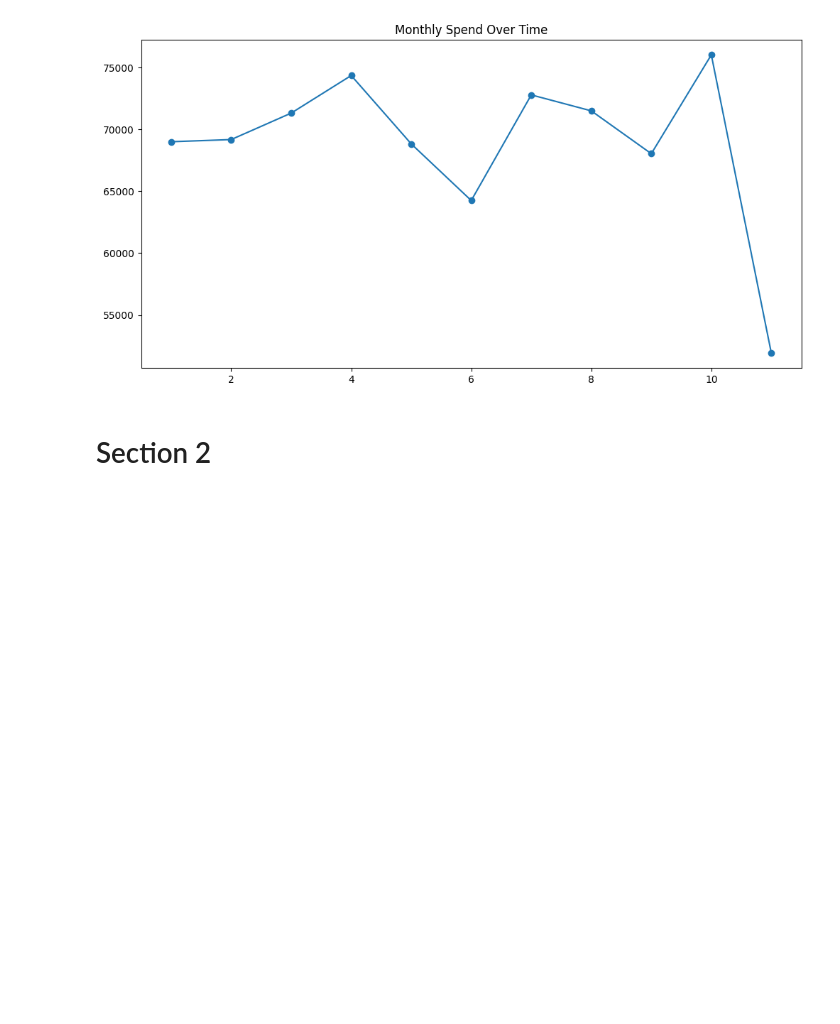
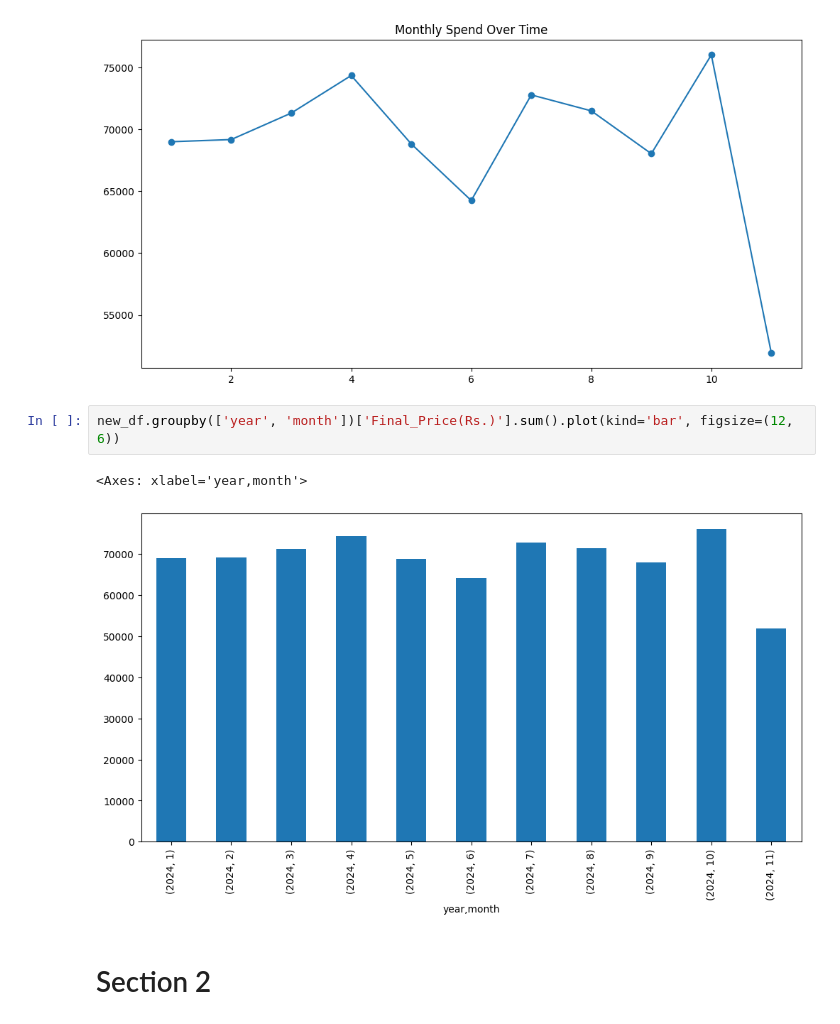
Before and after one commit to Ray99-cpu/commerce, a Jupyter notebook: jupyter_notebooks/test.ipynb, the cells around one changed output. Cells and saved outputs as stored; diff of their text form; blank space fills up the shorter version.

```diff
--- a/jupyter_notebooks/test.ipynb
+++ b/jupyter_notebooks/test.ipynb
@@ -98,6 +98,11 @@ plt.title('Monthly Spend Over Time')
 # %% [output]
 Text(0.5, 1.0, 'Monthly Spend Over Time')
 [figure]
+# %%
+new_df.groupby(['year', 'month'])['Final_Price(Rs.)'].sum().plot(kind='bar', figsize=(12, 6))
+# %% [output]
+<Axes: xlabel='year,month'>
+[figure, added]
 # %% [markdown]
 # Section 2
 # %% [markdown]
```
